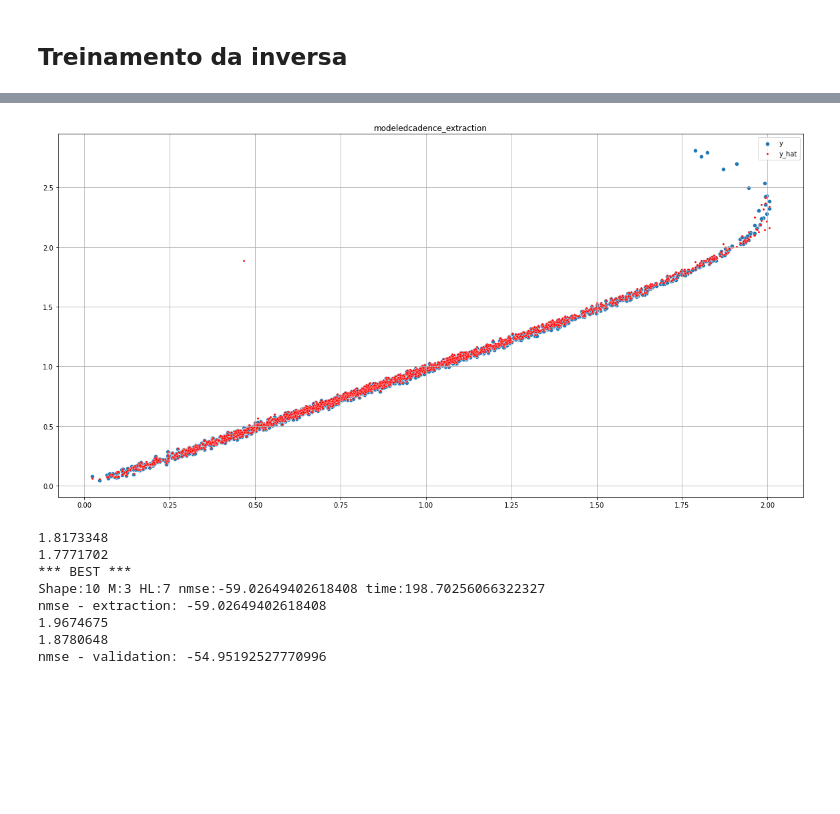
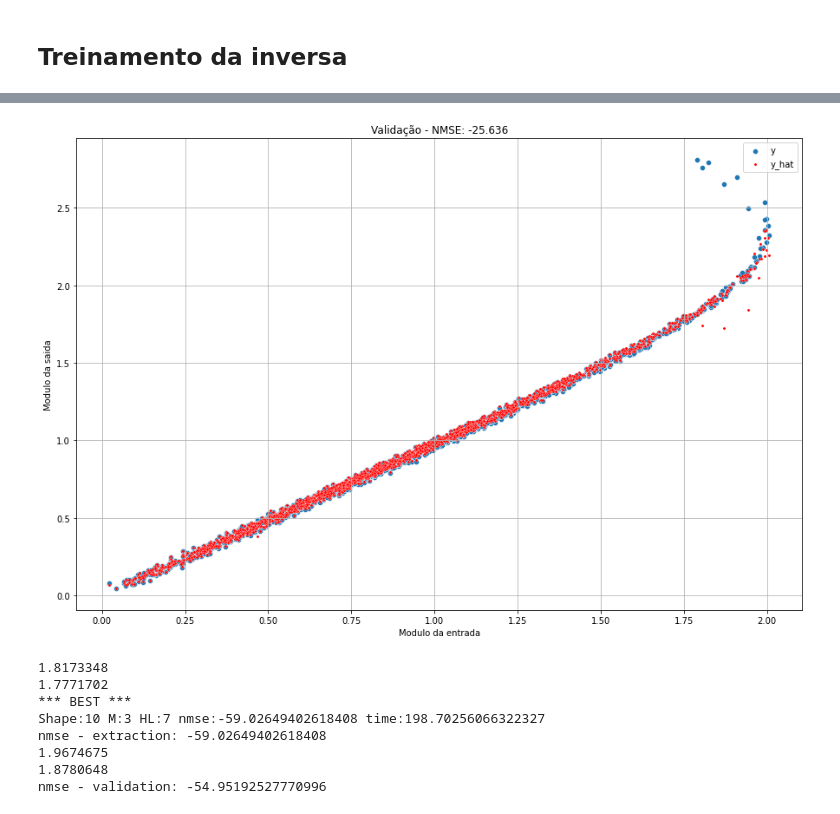
Before and after one commit to CaioMizerkowski/TCC, a Jupyter notebook: nb/parteB.ipynb, the cells around one changed output, grey strips where cells are left out. Cells and saved outputs as stored; diff of their text form; code cells hidden in the pictures; blank space fills up the shorter version.

```diff
--- a/nb/parteB.ipynb
+++ b/nb/parteB.ipynb
@@ -768,13 +767,15 @@ nmse - validation: -25.051989555358887
 # %%
-plt.figure(figsize=(20,10))
+plt.figure(figsize=(15,10))
 sns.scatterplot(x=x_abs, y=y_abs, label='y')
 sns.scatterplot(x=x_abs[M+1:], y=np.abs(y_hat), label='y_hat', s=10, color='red')
 plt.grid()
-plt.title(pv.stem)
+plt.title(f'Validação - NMSE: {nmse:.3f}')
+plt.xlabel('Modulo da entrada')
+plt.ylabel('Modulo da saida')
 plt.show()
 plt.close()
 # %% [output]
-[figure, old version]
+[figure, new version]
 # %%
 p = Path('../data/modeledcadence_extraction.csv')
 data = load_csv2numpy(p)
```
Also changed, not shown: parts of 2 cells of this notebook, 2 other files.
